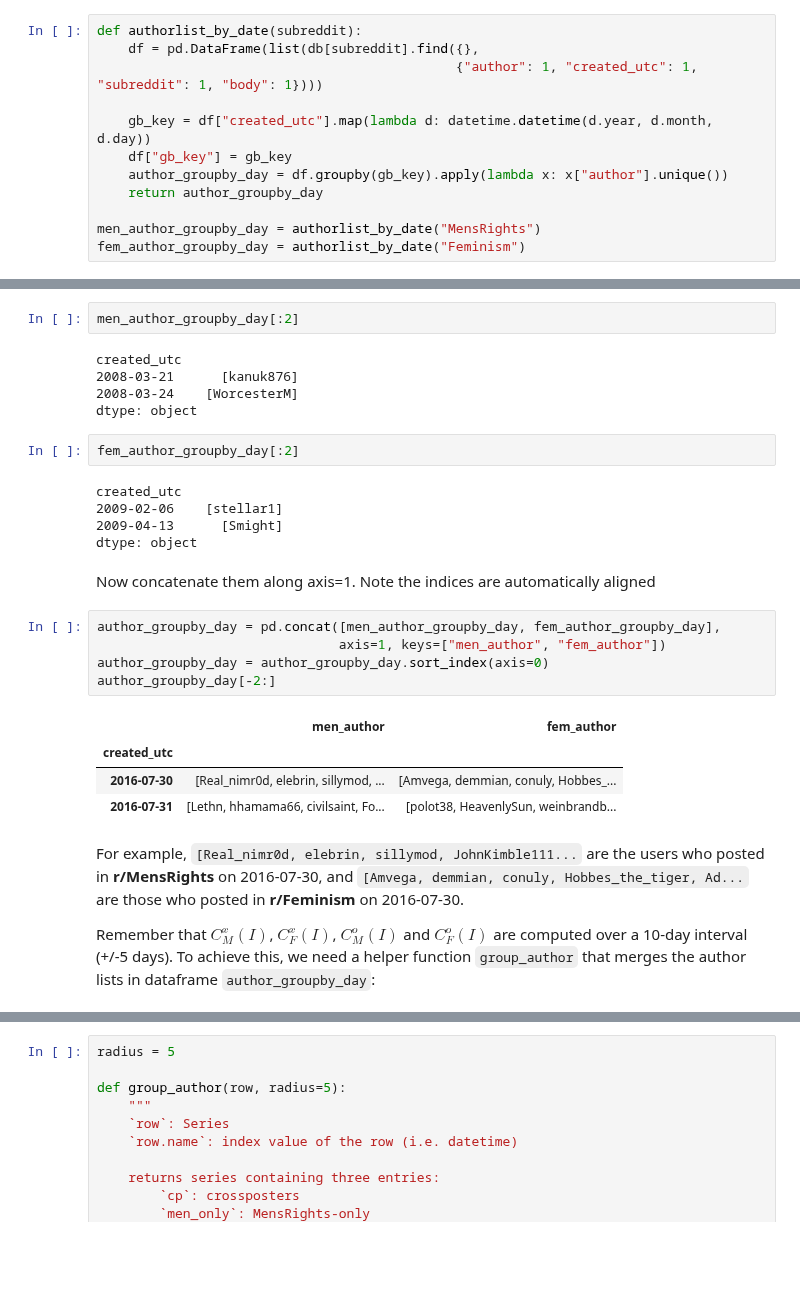
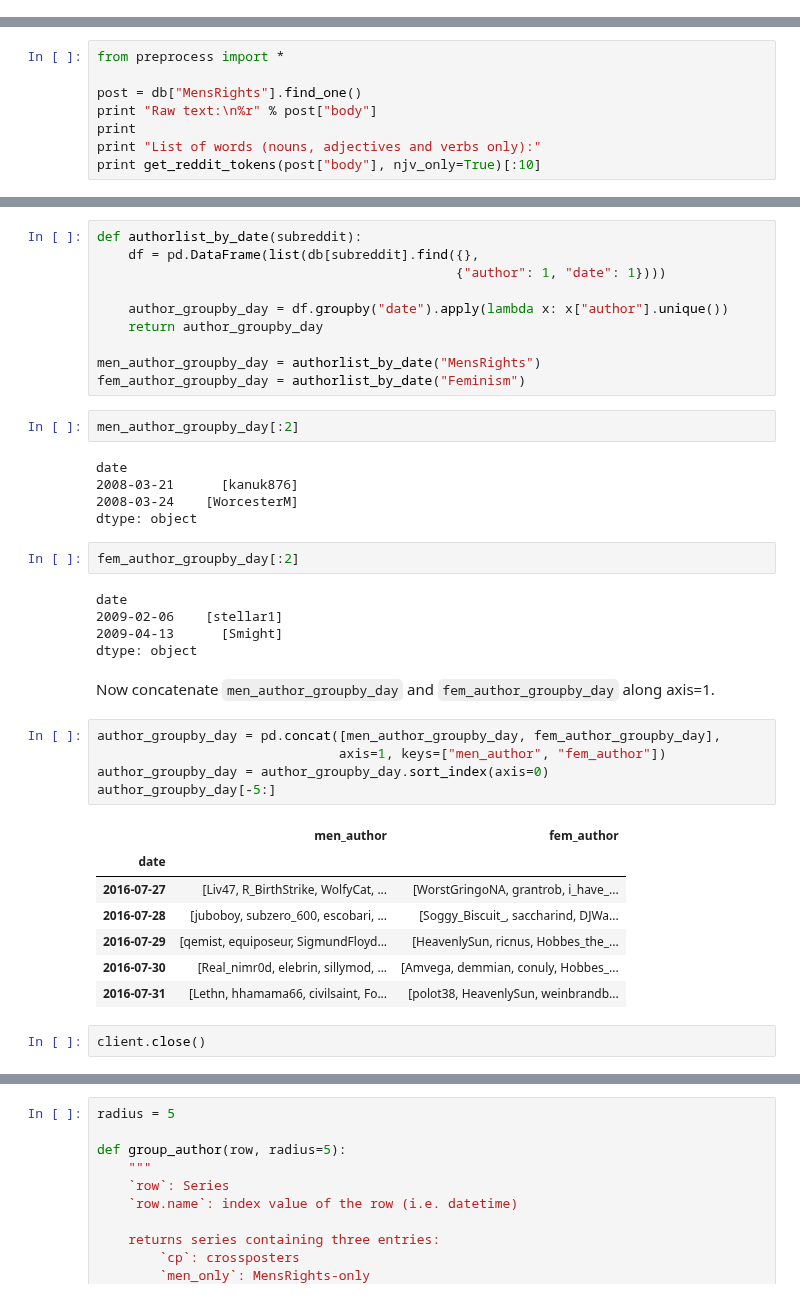
Before and after one commit to chao-ji/reddit, a Jupyter notebook: Part 3 Linguistic Divergence .ipynb, the cells around one changed output, grey strips where cells are left out. Drawn from its saved outputs; the diff is of its cells as text; blank space fills up the shorter version.

```diff
--- a/Part 3 Linguistic Divergence .ipynb
+++ b/Part 3 Linguistic Divergence .ipynb
@@ -139,12 +0,0 @@ As we did previously in Part 1, we define a helper function authorlist_by_date f
-# %%
-def authorlist_by_date(subreddit):
-    df = pd.DataFrame(list(db[subreddit].find({},
-                                              {"author": 1, "created_utc": 1, "subreddit": 1, "body": 1})))
-
-    gb_key = df["created_utc"].map(lambda d: datetime.datetime(d.year, d.month, d.day))
-    df["gb_key"] = gb_key
-    author_groupby_day = df.groupby(gb_key).apply(lambda x: x["author"].unique())
-    return author_groupby_day
-
-men_author_groupby_day = authorlist_by_date("MensRights")
-fem_author_groupby_day = authorlist_by_date("Feminism")
@@ -150,0 +41,8 @@ fem_author_groupby_day = authorlist_by_date("Feminism")
+# %%
+from preprocess import *
+
+post = db["MensRights"].find_one()
+print "Raw text:\n%r" % post["body"]
+print
+print "List of words (nouns, adjectives and verbs only):"
+print get_reddit_tokens(post["body"], njv_only=True)[:10]
@@ -151,30 +191,41 @@ fem_author_groupby_day = authorlist_by_date("Feminism")
+# %%
+def authorlist_by_date(subreddit):
+    df = pd.DataFrame(list(db[subreddit].find({},
+                                              {"author": 1, "date": 1})))
+
+    author_groupby_day = df.groupby("date").apply(lambda x: x["author"].unique())
+    return author_groupby_day
+
+men_author_groupby_day = authorlist_by_date("MensRights")
+fem_author_groupby_day = authorlist_by_date("Feminism")
 # %%
 men_author_groupby_day[:2]
 # %% [output]
-created_utc
+date
 2008-03-21      [kanuk876]
 2008-03-24    [WorcesterM]
 dtype: object
 # %%
 fem_author_groupby_day[:2]
 # %% [output]
-created_utc
+date
 2009-02-06    [stellar1]
 2009-04-13      [Smight]
 dtype: object
 # %% [markdown]
-Now concatenate them along axis=1. Note the indices are automatically aligned
+Now concatenate `men_author_groupby_day` and `fem_author_groupby_day` along axis=1.
 # %%
 author_groupby_day = pd.concat([men_author_groupby_day, fem_author_groupby_day],
                                axis=1, keys=["men_author", "fem_author"])
 author_groupby_day = author_groupby_day.sort_index(axis=0)
-author_groupby_day[-2:]
+author_groupby_day[-5:]
 # %% [output]
 |  | men_author | fem_author |
-| created_utc |  |  |
+| date |  |  |
+| 2016-07-27 | [Liv47, R_BirthStrike, WolfyCat, ... | [WorstGringoNA, grantrob, i_have_... |
+| 2016-07-28 | [juboboy, subzero_600, escobari, ... | [Soggy_Biscuit_, saccharind, DJWa... |
+| 2016-07-29 | [qemist, equiposeur, SigmundFloyd... | [HeavenlySun, ricnus, Hobbes_the_... |
 | 2016-07-30 | [Real_nimr0d, elebrin, sillymod, ... | [Amvega, demmian, conuly, Hobbes_... |
 | 2016-07-31 | [Lethn, hhamama66, civilsaint, Fo... | [polot38, HeavenlySun, weinbrandb... |
-# %% [markdown]
-For example, `[Real_nimr0d, elebrin, sillymod, JohnKimble111...` are the users who posted in **r/MensRights** on 2016-07-30, and `[Amvega, demmian, conuly, Hobbes_the_tiger, Ad...` are those who posted in **r/Feminism** on 2016-07-30.
-
-Remember that $C_{M}^{x}(I)$, $C_{F}^{x}(I)$, $C_{M}^{o}(I)$ and $C_{F}^{o}(I)$ are computed over a 10-day interval (+/-5 days). To achieve this, we need a helper function `group_author` that merges the author lists in dataframe `author_groupby_day`:
+# %%
+client.close()
```
Also changed, not shown: parts of 84 cells of this notebook.
